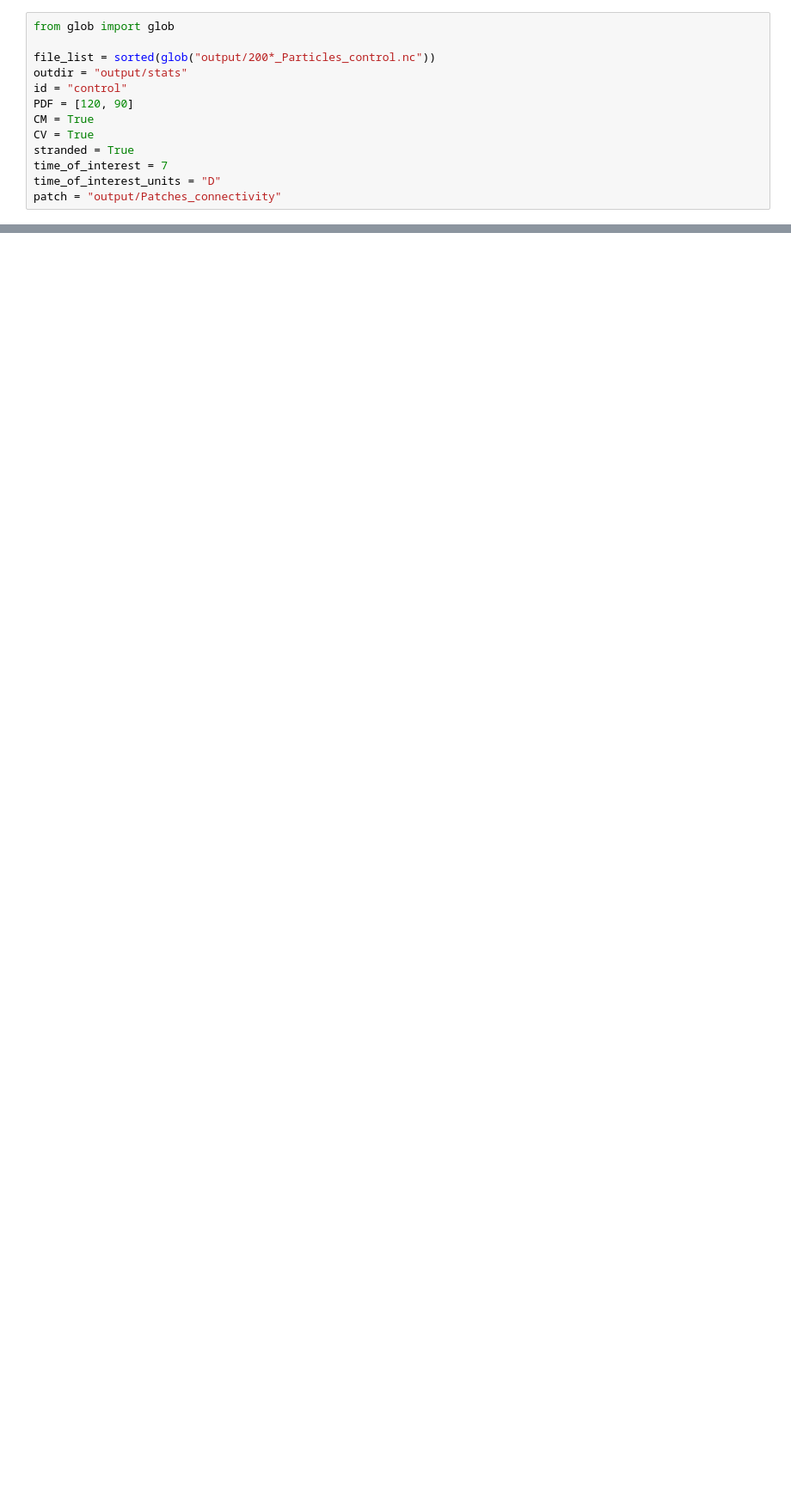
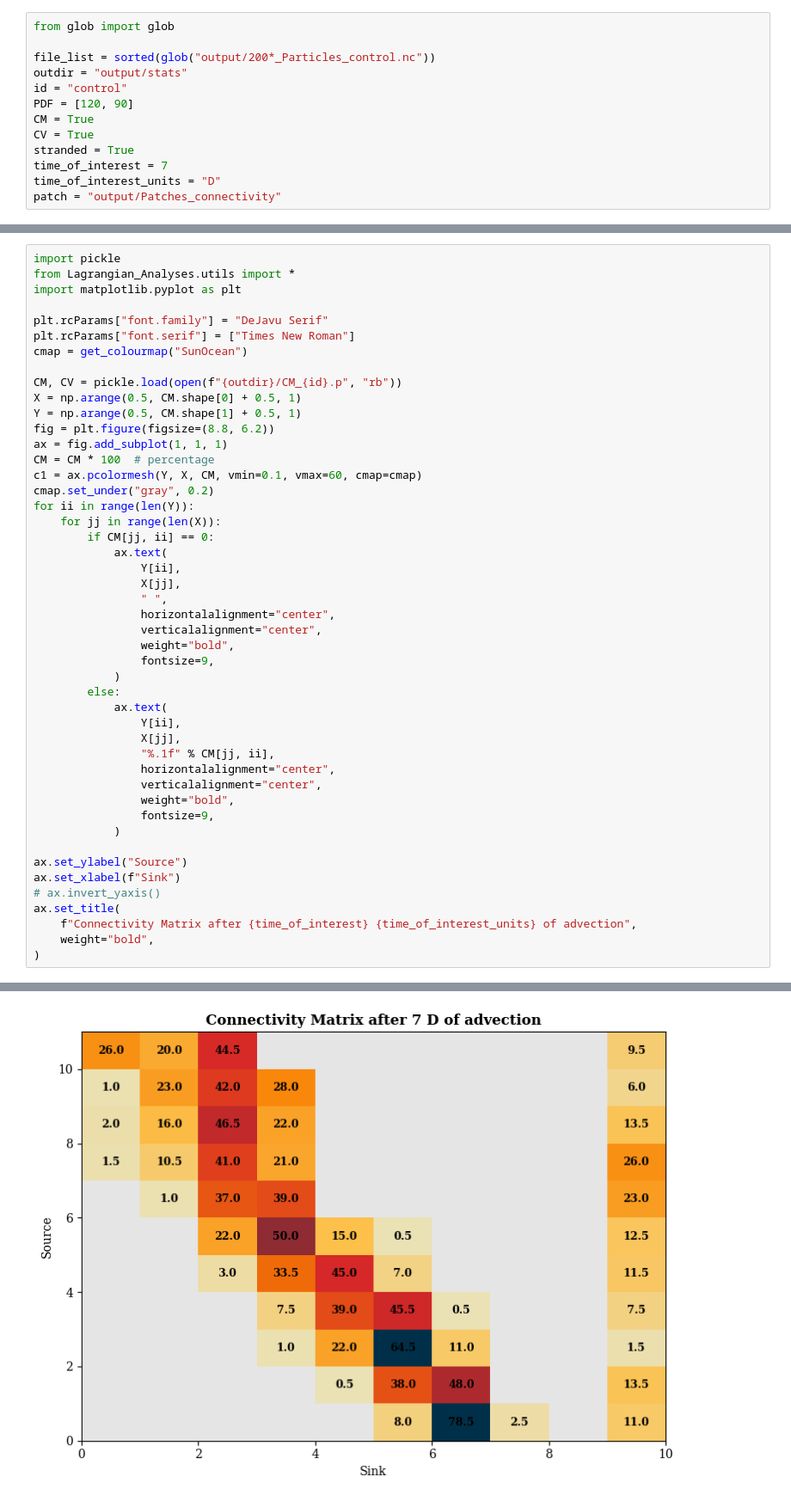
Before and after one commit to MireyaMMO/Lagrangian_Analyses, a Jupyter notebook: notebooks/02_lagrangian_statistics.ipynb, the cells around one changed output, grey strips where cells are left out. Shown: that part at 86% size. Drawn from its saved outputs; the diff is of its cells as text; blank space fills up the shorter version.

```diff
--- a/notebooks/02_lagrangian_statistics.ipynb
+++ b/notebooks/02_lagrangian_statistics.ipynb
@@ -56,0 +135,48 @@ FileNotFoundError: [Errno 2] No such file or directory: 'output/stats//PDF_contr
+# %%
+import pickle
+from Lagrangian_Analyses.utils import *
+import matplotlib.pyplot as plt
+
+plt.rcParams["font.family"] = "DeJavu Serif"
+plt.rcParams["font.serif"] = ["Times New Roman"]
+cmap = get_colourmap("SunOcean")
+
+CM, CV = pickle.load(open(f"{outdir}/CM_{id}.p", "rb"))
+X = np.arange(0.5, CM.shape[0] + 0.5, 1)
+Y = np.arange(0.5, CM.shape[1] + 0.5, 1)
+fig = plt.figure(figsize=(8.8, 6.2))
+ax = fig.add_subplot(1, 1, 1)
+CM = CM * 100  # percentage
+c1 = ax.pcolormesh(Y, X, CM, vmin=0.1, vmax=60, cmap=cmap)
+cmap.set_under("gray", 0.2)
+for ii in range(len(Y)):
+    for jj in range(len(X)):
+        if CM[jj, ii] == 0:
+            ax.text(
+                Y[ii],
+                X[jj],
+                " ",
+                horizontalalignment="center",
+                verticalalignment="center",
+                weight="bold",
+                fontsize=9,
+            )
+        else:
+            ax.text(
+                Y[ii],
+                X[jj],
+                "%.1f" % CM[jj, ii],
+                horizontalalignment="center",
+                verticalalignment="center",
+                weight="bold",
+                fontsize=9,
+            )
+
+ax.set_ylabel("Source")
+ax.set_xlabel(f"Sink")
+# ax.invert_yaxis()
+ax.set_title(
+    f"Connectivity Matrix after {time_of_interest} {time_of_interest_units} of advection",
+    weight="bold",
+)
+# %% [output]
@@ -56,0 +184 @@ FileNotFoundError: [Errno 2] No such file or directory: 'output/stats//PDF_contr
+[figure, added]
```
Also changed, not shown: parts of 15 cells of this notebook, 6 other files.
